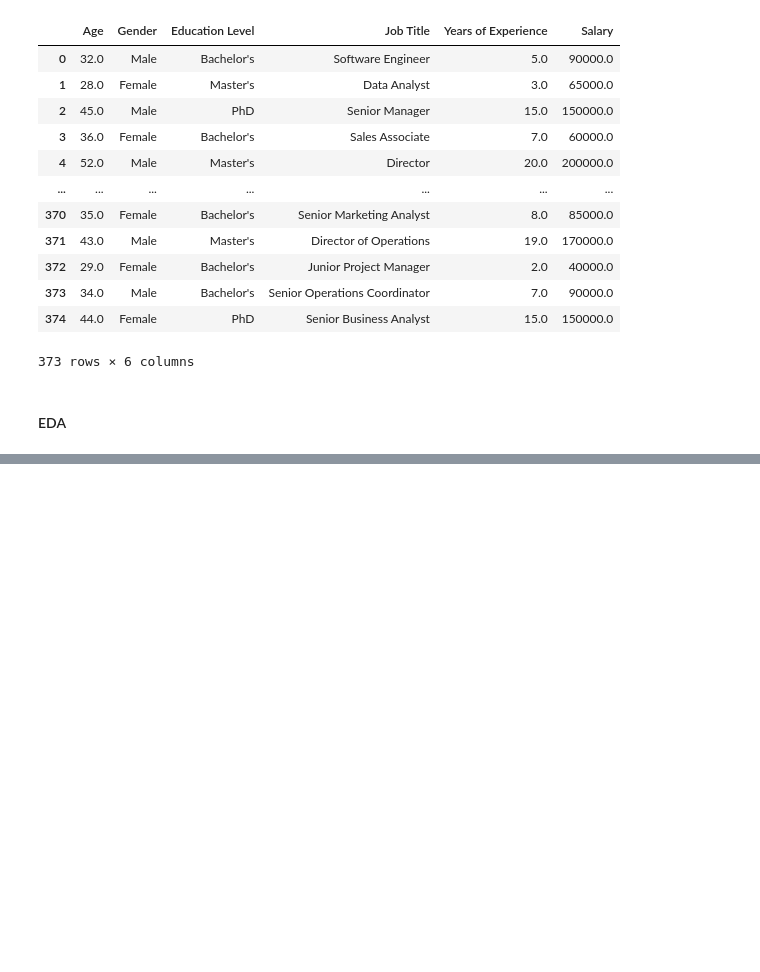
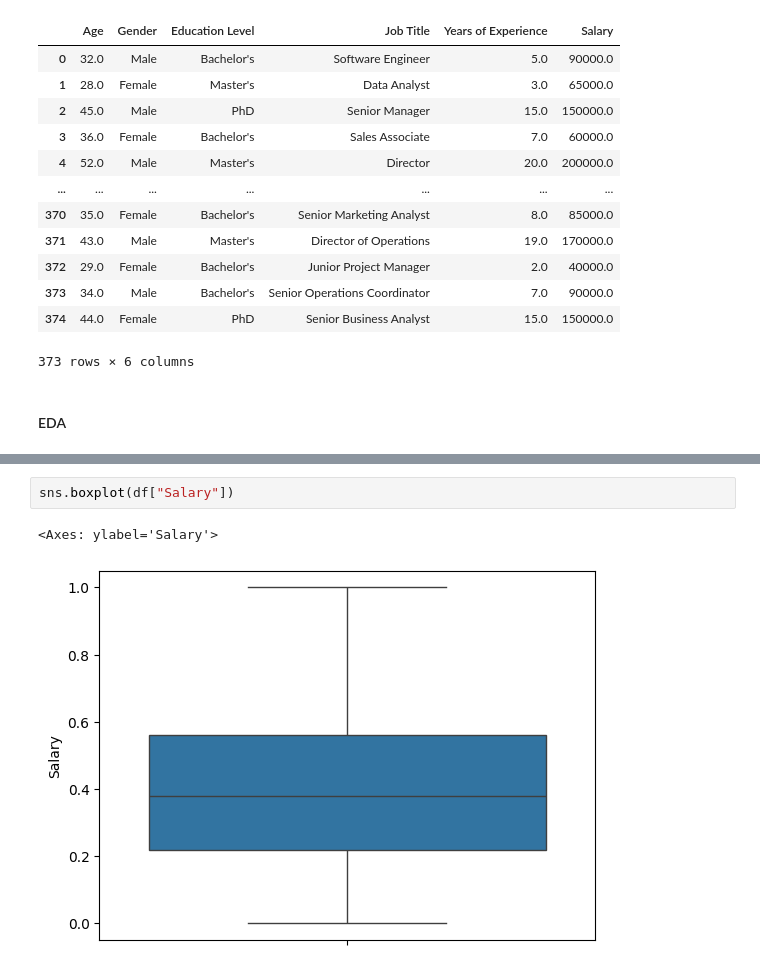
Before and after one commit to dami4290/Portfolio, a Jupyter notebook: Salary Prediction/salarypred.ipynb, the cells around one changed output, grey strips where cells are left out. Drawn from its saved outputs; the diff is of its cells as text; blank space fills up the shorter version.

```diff
--- a/Salary Prediction/salarypred.ipynb
+++ b/Salary Prediction/salarypred.ipynb
@@ -55,0 +125,5 @@ ValueError: could not convert string to float: 'Male'
+# %%
+sns.boxplot(df["Salary"])
+# %% [output]
+<Axes: ylabel='Salary'>
+[figure, added]
```
Also changed, not shown: parts of 14 cells of this notebook.
